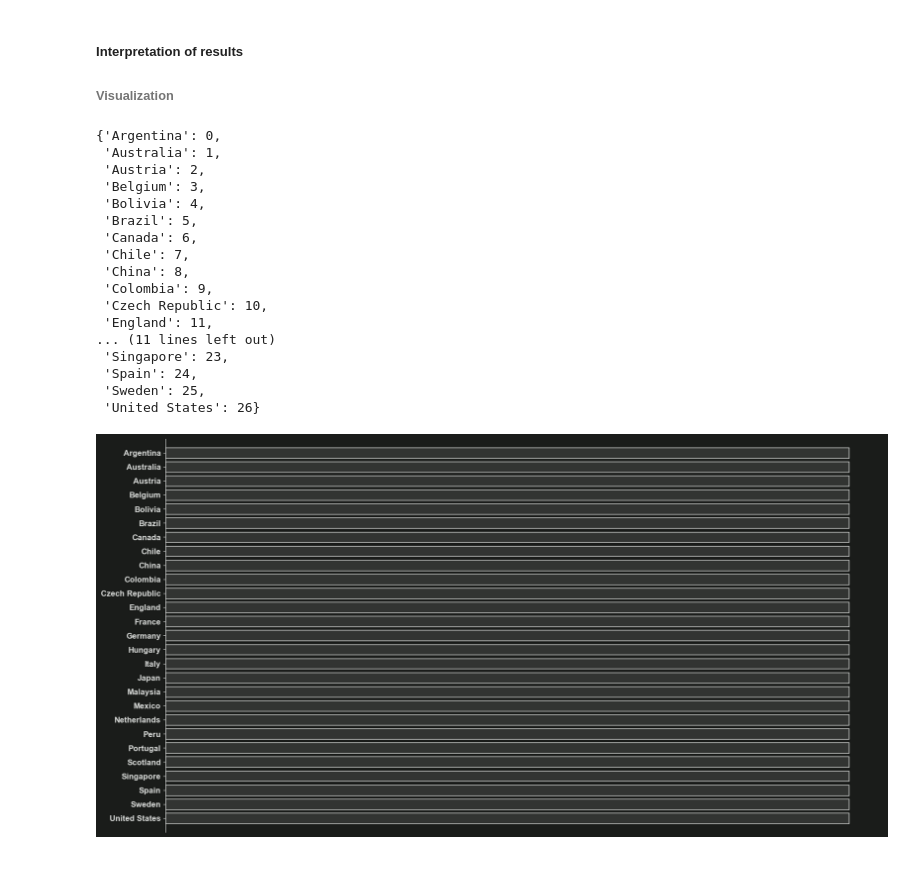
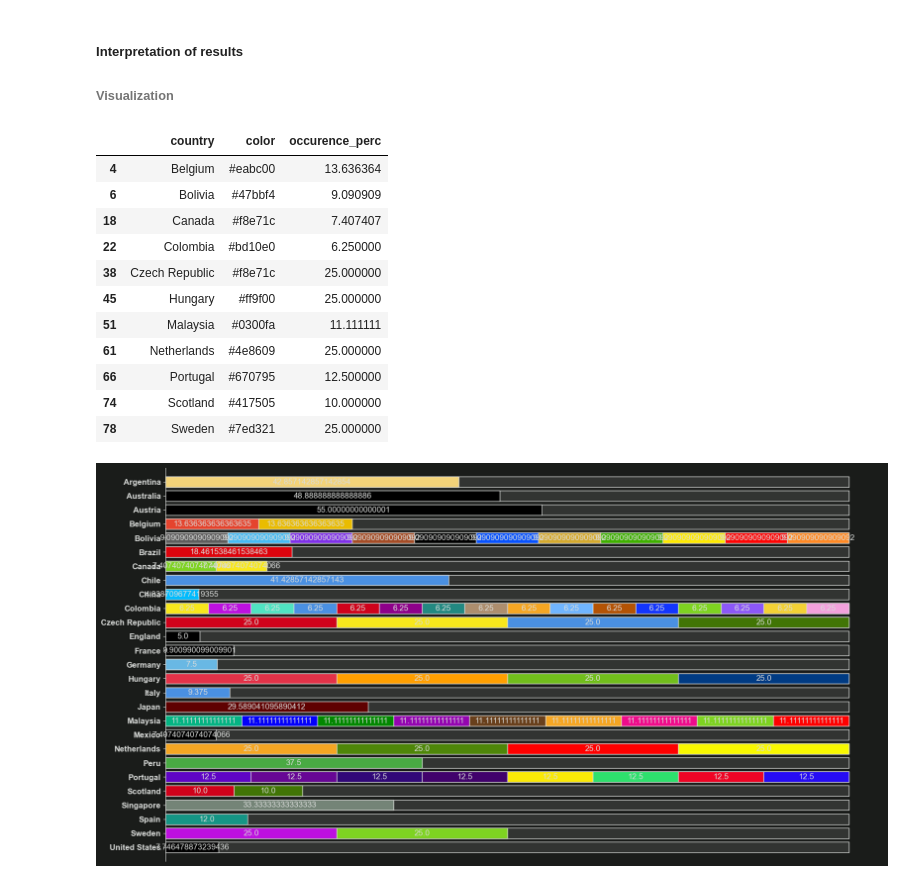
Before and after one commit to ejgenc/data-analysis_city-lines, a Jupyter notebook: notebooks/data-analysis.ipynb, the cells around one changed output. Drawn from its saved outputs; the diff is of its cells as text; code cells hidden in the pictures.

Commit message:
Major works on the visualization of question 10 located in 'data-analysis.ipynb'.

```diff
--- a/notebooks/data-analysis.ipynb
+++ b/notebooks/data-analysis.ipynb
@@ -356,24 +356,20 @@ while i < len(unique_countries):
     i += 1
 
 positions
+data_levels[1]
 # %% [output]
-{'Argentina': 0,
- 'Australia': 1,
- 'Austria': 2,
- 'Belgium': 3,
- 'Bolivia': 4,
- 'Brazil': 5,
- 'Canada': 6,
- 'Chile': 7,
- 'China': 8,
- 'Colombia': 9,
- 'Czech Republic': 10,
- 'England': 11,
-... (11 lines left out)
- 'Singapore': 23,
- 'Spain': 24,
- 'Sweden': 25,
- 'United States': 26}
+|  | country | color | occurence_perc |
+| 4 | Belgium | #eabc00 | 13.636364 |
+| 6 | Bolivia | #47bbf4 | 9.090909 |
+| 18 | Canada | #f8e71c | 7.407407 |
+| 22 | Colombia | #bd10e0 | 6.250000 |
+| 38 | Czech Republic | #f8e71c | 25.000000 |
+| 45 | Hungary | #ff9f00 | 25.000000 |
+| 51 | Malaysia | #0300fa | 11.111111 |
+| 61 | Netherlands | #4e8609 | 25.000000 |
+| 66 | Portugal | #670795 | 12.500000 |
+| 74 | Scotland | #417505 | 10.000000 |
+| 78 | Sweden | #7ed321 | 25.000000 |
 # %%
 
 bar_labels = sorted(set(result["country"].values))
@@ -393,33 +389,60 @@ ax.barh(y = bar_positions,
         width = bar_widths,
         color = "#DBDDDB20",
         align = "center",
         height = 0.75,
         edgecolor = "#DBDDDB",
         linewidth = 1)
 
-for data_level in data_levels:
-    y = [position for position in data_level]
 
 # configure params
 # spines and axes
 for spine in ["right", "top", "bottom"]:
     ax.spines[spine].set_visible(False)
 ax.invert_yaxis()
 ax.axes.set_ylim(27, -1)
 
 # ticks and labels
 ax.set_yticks(bar_positions)
 ax.set_yticklabels(bar_labels,
                    fontweight = "bold")
 
 ax.set_xticks([])
 ax.set_xticklabels([])
 
 ax.tick_params(axis = "x",
     which = "both",
     bottom = False,
     top = False,
     left = False,
     right = False)
+
+i = 0
+left_widths = data_levels[0].loc[:, ["country", "occurence_perc"]]
+while i < len(data_levels):
+    data_level = data_levels[i]
+    bar_widths = data_level["occurence_perc"].values
+    bar_labels = sorted(data_level["country"].values)
+    opposite_mask = left_widths.loc[:, "country"].isin(data_level["country"])
+
+    left_start = left_widths.loc[opposite_mask, "occurence_perc"].values if i > 0 else 0
+
+    if i > 0:
+        left_widths.loc[opposite_mask, "occurence_perc"] += bar_widths
+
+    bar_positions = [positions[name] for name in bar_labels]
+    bar_colors = data_level["color"]
+
+
+    bar = ax.barh(y = bar_positions,
+            height = 0.75,
+            width = bar_widths,
+            left = left_start,
+            color = bar_colors,
+            align = "center",
+            edgecolor = "#DBDDDB",
+            linewidth = 1)
+
+    ax.bar_label(bar, bar_widths.astype(str), label_type="center", fmt='%.2f')
+    i += 1
 # %% [output]
-[figure, old version]
+[figure, new version]
```
Also changed, not shown: parts of 2 cells of this notebook.
